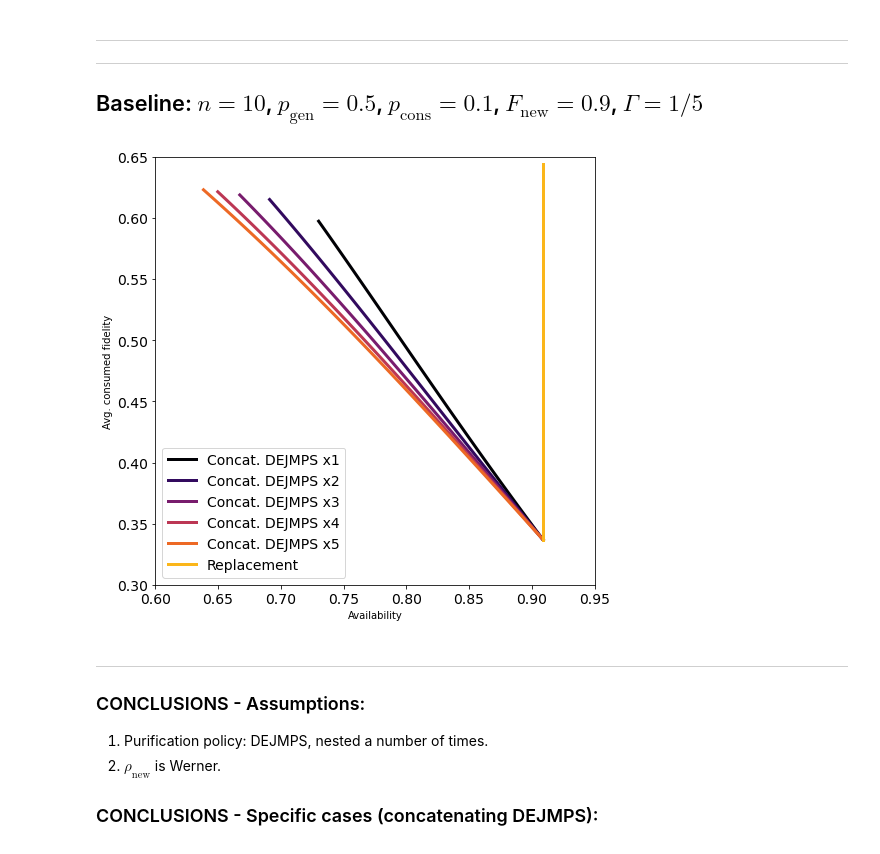
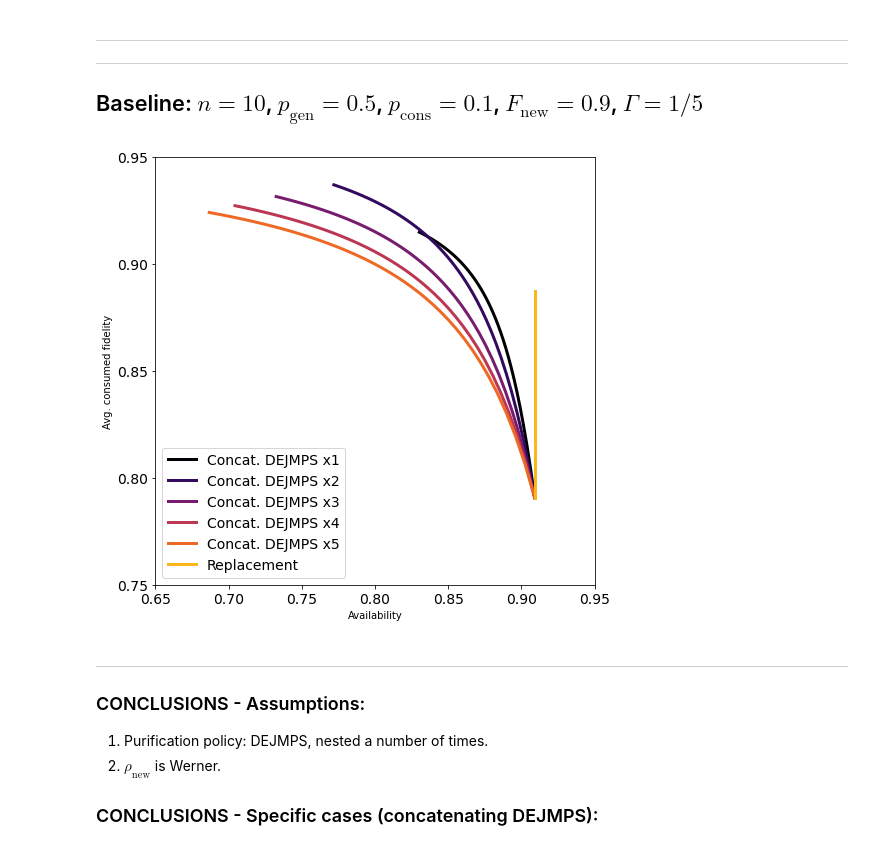
Before and after one commit to AlvaroGI/buffering-1GnB, a Jupyter notebook: RESULTS-concat-DEJMPS.ipynb, the cells around one changed output. Cells and saved outputs as stored; diff of their text form; code cells hidden in the pictures.

```diff
--- a/RESULTS-concat-DEJMPS.ipynb
+++ b/RESULTS-concat-DEJMPS.ipynb
@@ -85,32 +85,32 @@ interactive(children=(IntSlider(value=1, description='n', layout=Layout(width='6
 # %%
 n = 10
 
 # GEN
 p_gen = 0.5
 F_new = 0.9
 rho_new = np.diag([F_new, (1-F_new)/3, (1-F_new)/3, (1-F_new)/3])
 
 # PURIF
 q_purif = np.linspace(0,1,50)
 policy_names = ['Concat. DEJMPS x'+str(i) for i in [1,2,3,4,5]]+['Replacement']
     # ['Concat. DEJMPS x'+str(i) for i in range(1,n+1)]+['Replacement']
 pur_after_swap = False
 
 # NOISE
-Gamma = 1/2
+Gamma = 1/50
 
 # CONS
 p_cons = 0.1
 
 # VARYING PARAMETER
 varying_param = 'q_purif'
 
 ## RUN ##
 imp.reload(main)
 main.AFplot_theory(varying_param, n, p_gen, rho_new, q_purif, policy_names, pur_after_swap, Gamma, p_cons,
                    savefig=True)
 # %% [output]
-[figure, old version]
+[figure, new version]
 # %% [markdown]
 ---
 ### CONCLUSIONS - Assumptions:
```
Also changed, not shown: parts of 4 cells of this notebook, 5 other files.
